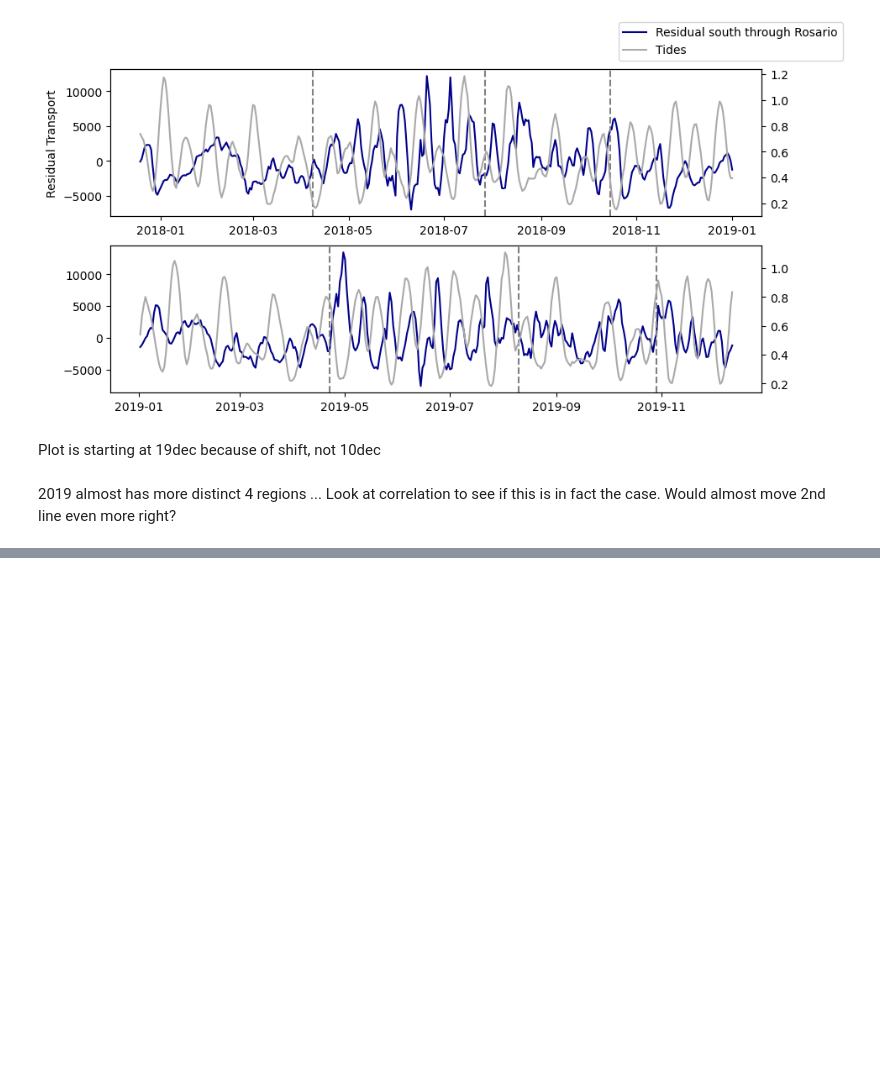
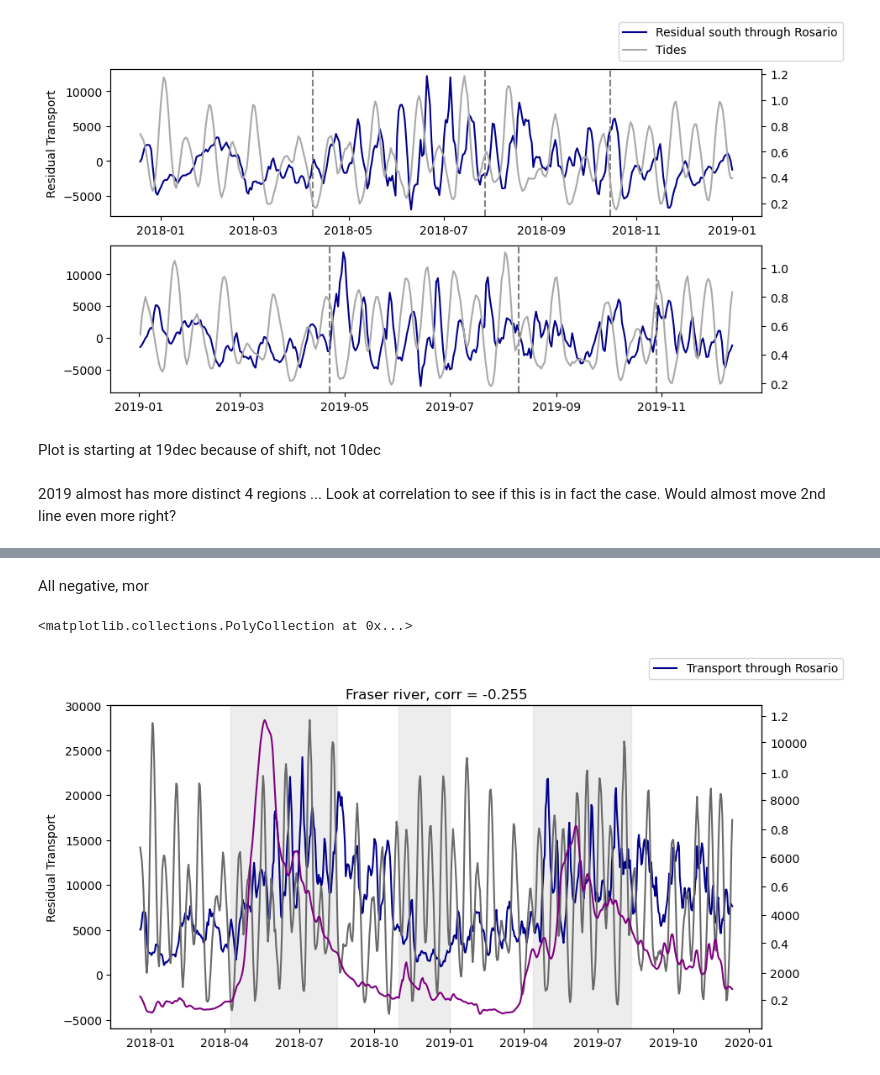
Before and after one commit to SalishSeaCast/analysis-camryn, a Jupyter notebook: Ariane/through_rosario.ipynb, the cells around one changed output, grey strips where cells are left out. Cells and saved outputs as stored; diff of their text form; code cells hidden in the pictures; blank space fills up the shorter version.

```diff
--- a/Ariane/through_rosario.ipynb
+++ b/Ariane/through_rosario.ipynb
@@ -1325,0 +1404,22 @@ Look at the correlation with density difference b/w VicSill and PR (vs. N/S of R
+# %% [markdown]
+All negative, mor
+# %%
+fig,ax = plt.subplots(figsize=(10,5))
+# ax.plot(res,color='teal',label='Residual of South through Rosario')
+ax2 = ax.twinx()
+ax2.plot(date_tides_sh,tides_sh,color='dimgrey')
+ax.plot(rostosouth.dropna(),color='darkblue',label='Transport through Rosario')
+# ax.plot(harotosouth.dropna(),color='sienna',label='Transport through Haro')
+fig.legend()
+ax.set_ylabel('Residual Transport')
+ax.set_title(f'Fraser river, corr = {np.round(corr,3)}')
+ax3 = ax.twinx()
+ax3.plot(date_rossh,FR_4mean_ros,color='purple')
+
+ax.set_ylim([-6000,30000])
+ax.fill_betweenx(y=np.linspace(ax.get_ylim()[0], ax.get_ylim()[1], 100),x1=date_tides_sh[110],x2=date_tides_sh[240],color='lightgrey', alpha=0.4)
+ax.fill_betweenx(y=np.linspace(ax.get_ylim()[0], ax.get_ylim()[1], 100),x1=date_tides_sh[315],x2=date_tides_sh[378],color='lightgrey', alpha=0.4)
+ax.fill_betweenx(y=np.linspace(ax.get_ylim()[0], ax.get_ylim()[1], 100),x1=date_tides_sh[480],x2=date_tides_sh[600],color='lightgrey', alpha=0.4)
+# %% [output]
+<matplotlib.collections.PolyCollection at 0x...>
+[figure, added]
```
Also changed, not shown: parts of 29 cells of this notebook.
